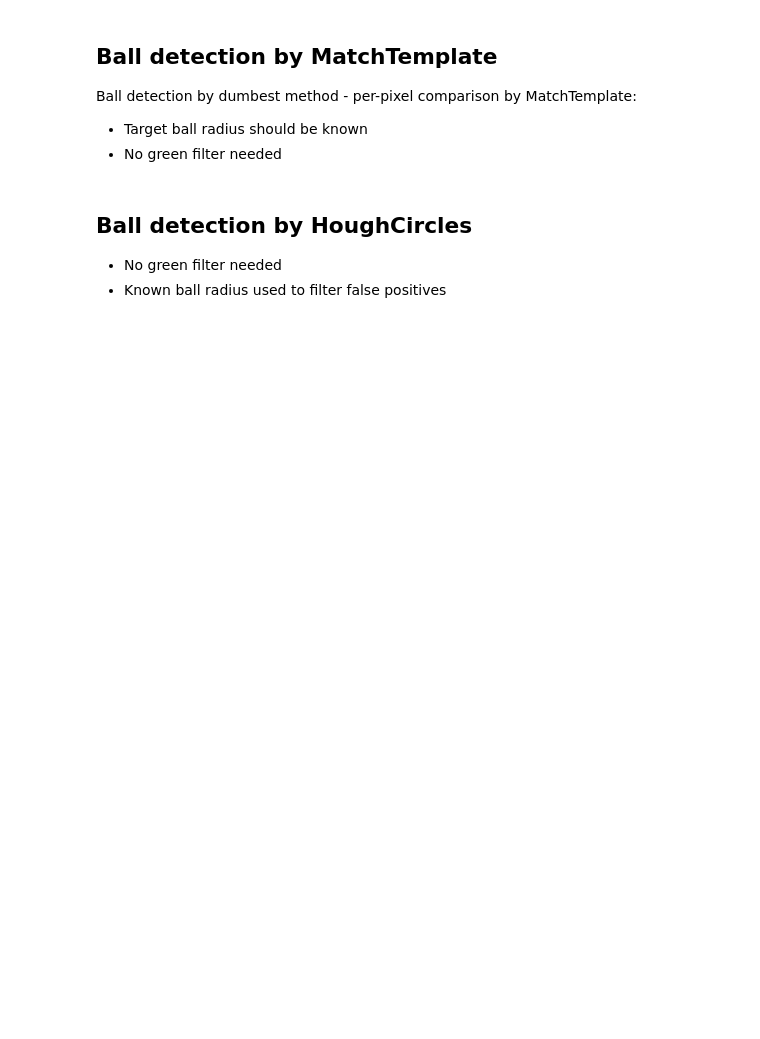
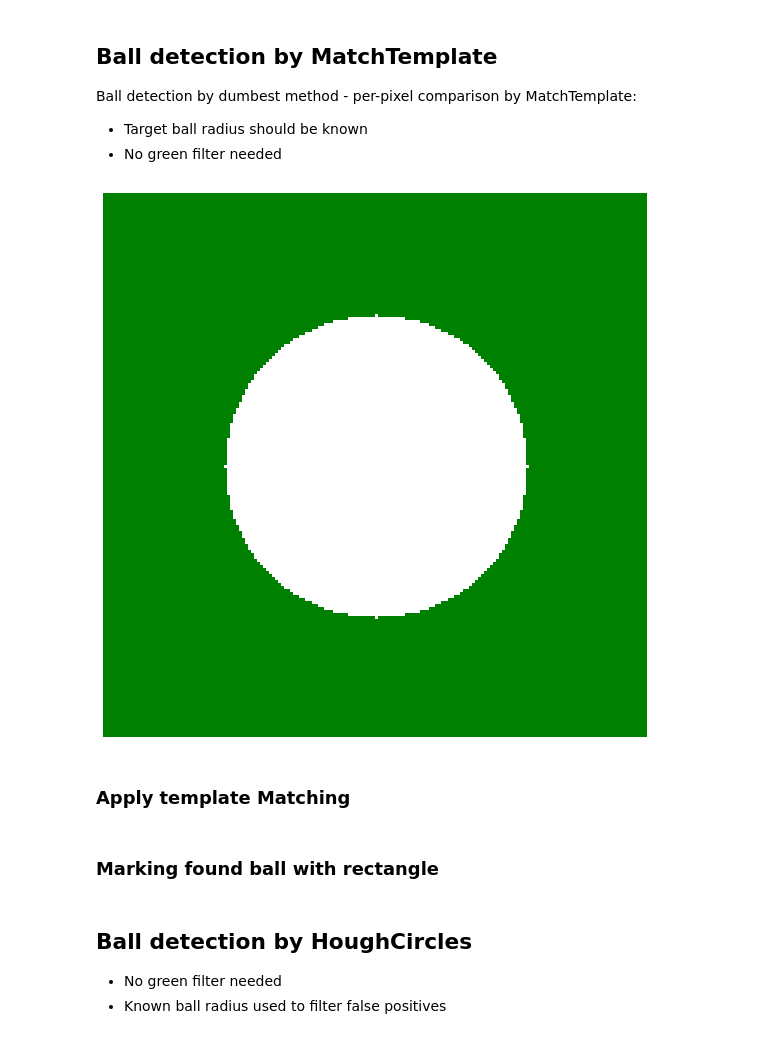
Before and after one commit to StarkitRobots/cvr_course, a Jupyter notebook: notebooks/cv_sem2.ipynb, the cells around one changed output. Cells and saved outputs as stored; diff of their text form; code cells hidden in the pictures; blank space fills up the shorter version.

```diff
--- a/notebooks/cv_sem2.ipynb
+++ b/notebooks/cv_sem2.ipynb
@@ -0,0 +18,3 @@
+# %%
+import matplotlib.pyplot as plt
+plt.rcParams["figure.figsize"] = (10,10)
@@ -6,48 +36,23 @@ Ball detection by dumbest method - per-pixel comparison by MatchTemplate:
 # %%
-import cv2
-from PIL import Image
-import numpy as np;
-from random import randrange
-from math import pi, fabs, sin, cos
-from numpy.linalg import inv
-
 # Target ball radius (known apriori)
 radius = 50.0
 
 # Loading input image
 im_rgb = cv2.imread("../data/imgs/ball.png", cv2.IMREAD_COLOR)
 im_rgb.astype(np.float32)
 
 # Drawing a synthetic ball image as a template
 template = np.zeros( ( int(radius*2.0*1.8), int(radius*2.0*1.8), 3), np.uint8)
 # Fill whole template imgage with solig semi-green color
 template[:] = (0, 128, 0)
 # Drawing a "ball" - solid white circle
 cv2.circle(template,(int(template.shape[0]/2), int(template.shape[1]/2)), int(radius), (255,255,255),-1)
 
-# Apply template Matching
-# w,h - size of template
-w = template.shape[1]
-h = template.shape[0]
-
-# Using built-in OpenCV function MatchTemplate
-res = cv2.matchTemplate(im_rgb, template, cv2.TM_CCOEFF)
-
-# Locating global maxima on matchTemplate result - this will be the point of best fit
-min_val, max_val, min_loc, max_loc = cv2.minMaxLoc(res)
-top_left = max_loc
-
-# Marking found ball with rectangle
-bottom_right = (top_left[0] + w, top_left[1] + h)
-cv2.rectangle(im_rgb,top_left, bottom_right, 255, 2)
-
-plt.rcParams["figure.figsize"] = (15,15)
 # Displaying our template
 plt.imshow(template)
+plt.axis('off')
 plt.show()
-# Drawing matchTemplate output image. Darker areas are bad fit, brighter - good fit
-plt.imshow(res/max_val)
-plt.show()
-# Drawing result with marked ball
-plt.imshow(im_rgb)
-plt.show()
+# %% [output]
+[figure, added]
+# %% [markdown]
+### Apply template Matching
@@ -53,0 +75,2 @@ plt.show()
+# %% [markdown]
+### Marking found ball with rectangle
```
Also changed, not shown: parts of 29 cells of this notebook.
